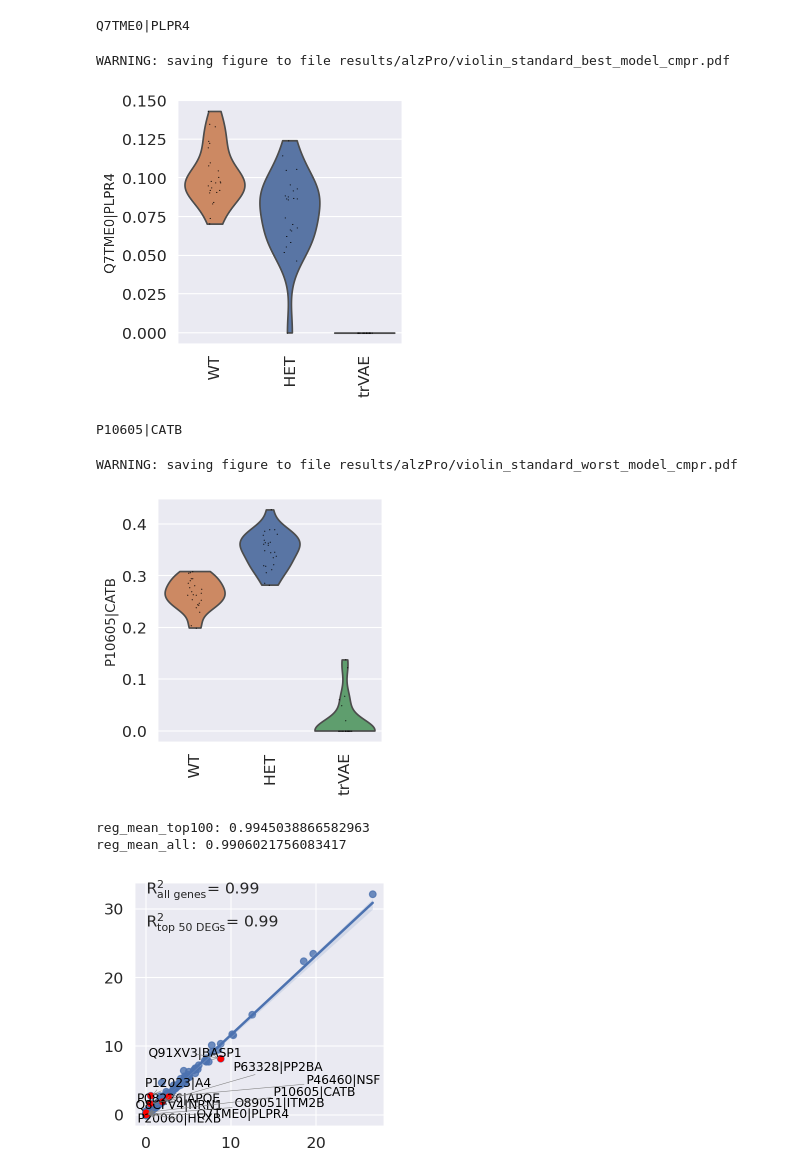
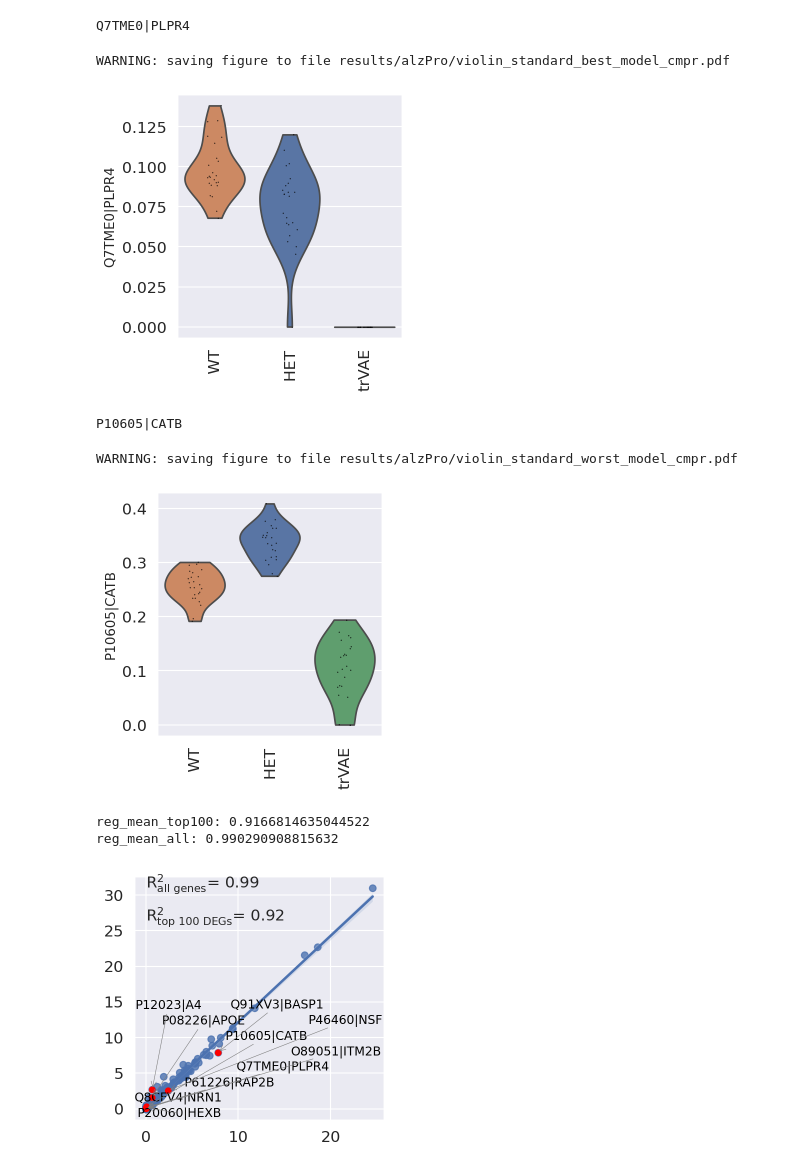
Before and after one commit to Kalamojo/Alz_trVAE, a Jupyter notebook: Jupyter Notebooks/AlzPro.ipynb, the cells around one changed output. Saved outputs shown, nothing was run; the diff lists cells and outputs as text; code cells hidden in the pictures.

```diff
--- a/Jupyter Notebooks/AlzPro.ipynb
+++ b/Jupyter Notebooks/AlzPro.ipynb
@@ -29,20 +26,13 @@ combination = 'I'
 normalized = True
 specific_cell_type = "all"
 # %%
-if data_name == "alzPro":
-    conditions = ["WT", "HET"]
-    source_condition = "WT"
-    target_condition = "HET"
-    cell_type_key = "Timepoint"
-    condition_key = "Group"
-else:
-    conditions = ["3m", "6m", "9m"]
-    source_condition = "6m"
-    target_condition = "9m"
-    cell_type_key = "Group"
-    condition_key = "Timepoint"
+conditions = ["WT", "HET"]
+source_condition = "WT"
+target_condition = "HET"
+cell_type_key = "Timepoint"
+condition_key = "Group"
 # %%
-adata = sc.read(f"./data/{data_name}_{'normalized' if normalized else 'count'}_{combination}.h5ad")
+adata = sc.read(f"./data/alzPro_{'normalized' if normalized else 'count'}_{combination}.h5ad")
 #adata.uns['log1p']["base"] = None
 adata
 # %% [output]
@@ -73,7 +63,7 @@ real_adata = cell_type_adata[cell_type_adata.obs[condition_key] == target_condit
 ctrl_adata.obs['method'] = source_condition
 real_adata.obs['method'] = target_condition
 # %%
-trvae_reconstructed = sc.read(f"./data/reconstructed/trVAE_{data_name}/{specific_cell_type}_{'norm' if normalized else 'count'}_{combination}.h5ad")
+trvae_reconstructed = sc.read(f"./data/reconstructed/trVAE_alzPro/{specific_cell_type}_{'norm' if normalized else 'count'}_{combination}.h5ad")
 #trvae_reconstructed.uns['log1p']["base"] = None
 trvae_reconstructed
 # %% [output]
@@ -352,7 +342,7 @@ sc.pl.violin(models,
             )
 # %% [output]
 WARNING: saving figure to file results/alzPro/violin_standard_best_model_cmpr.pdf
-[figure, old version]
+[figure, new version]
 # %%
 protein_down = down_genes[0]
 print(protein_down)
@@ -378,25 +368,25 @@ sc.pl.violin(models,
             )
 # %% [output]
 WARNING: saving figure to file results/alzPro/violin_standard_worst_model_cmpr.pdf
-[figure, old version]
+[figure, new version]
 # %%
 #top_genes = up_genes.tolist() + down_genes.tolist()
 # %%
 reptrvae.pl.reg_mean_plot(adata_pred,
-                         top_100_genes=up_genes,
+                         top_100_genes=top_genes,
                          gene_list=top_genes[:5] + top_genes[50:55],
                          condition_key=condition_key,
                          axis_keys={'x': f"{source_condition}_to_{target_condition}", 'y': target_condition},
                          labels={'x': "", 'y': ""},
                          path_to_save=os.path.join(path_to_save, f"trVAE_{specific_cell_type}_{'normalized' if normalized else 'count'}_{combination}_reg_mean.pdf"),
                          legend=False,
                          show=True,
                          x_coeff=1.0,
                          y_coeff=0.0)
 # %% [output]
-reg_mean_top100: 0.9945038866582963
-reg_mean_all: 0.9906021756083417
+reg_mean_top100: 0.9166814635044522
+reg_mean_all: 0.990290908815632
-[figure, old version]
+[figure, new version]
 # %%
 reptrvae.pl.reg_var_plot(adata_pred,
                          top_100_genes=top_genes,
```
Also changed, not shown: parts of 19 cells of this notebook, 22 other files.
